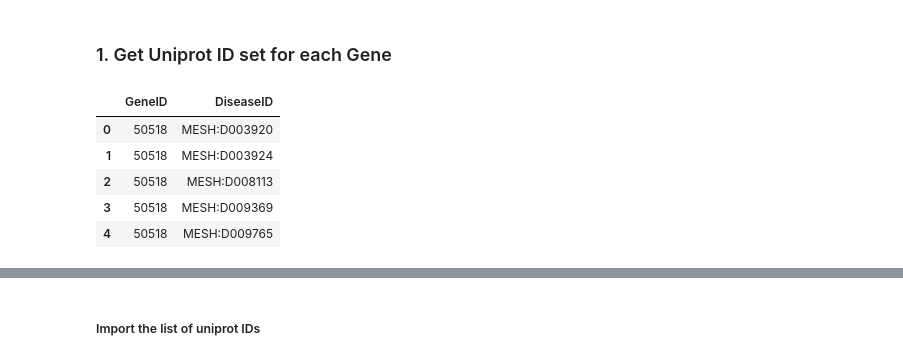
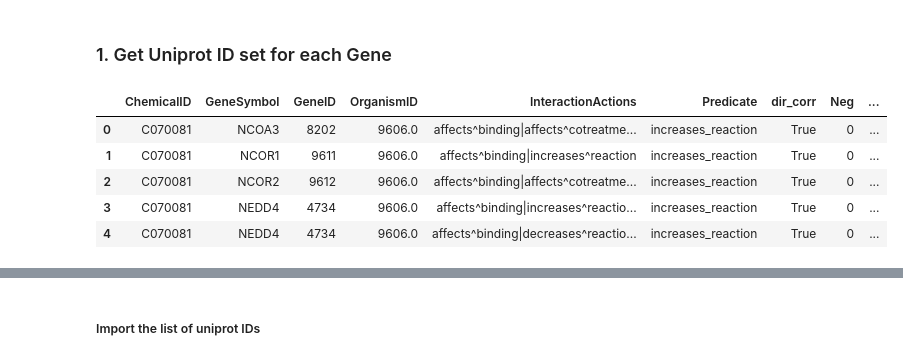
Before and after one commit to colemai/msc-thesis, a Jupyter notebook: opa/opa2vec.ipynb, the cells around one changed output, grey strips where cells are left out. Drawn from its saved outputs; the diff is of its cells as text; code cells hidden in the pictures.

```diff
--- a/opa/opa2vec.ipynb
+++ b/opa/opa2vec.ipynb
@@ -133,11 +138,13 @@ df_cg = df_cg[df_cg.Pos == 1]
 # Import preprepared g-d associations (from ctd-to-nt notebook) direct assocs only
 df_cgd = pd.read_csv('../ctd-to-nt/gene-dis-pos-assocs.csv')
 df_cgd['GeneID'] = df_cgd['GeneID'].astype(int)
-df_cgd.head()
-# %% [output]
-|  | GeneID | DiseaseID |
-| 0 | 50518 | MESH:D003920 |
-| 1 | 50518 | MESH:D003924 |
-| 2 | 50518 | MESH:D008113 |
-| 3 | 50518 | MESH:D009369 |
-| 4 | 50518 | MESH:D009765 |
+# %%
+df_cg.head()
+# This looks wrong, why are all predicates the same
+# %% [output]
+|  | ChemicalID | GeneSymbol | GeneID | OrganismID | InteractionActions | Predicate | dir_corr | Neg | ... |
+| 0 | C070081 | NCOA3 | 8202 | 9606.0 | affects^binding|affects^cotreatme... | increases_reaction | True | 0 | ... |
+| 1 | C070081 | NCOR1 | 9611 | 9606.0 | affects^binding|increases^reaction | increases_reaction | True | 0 | ... |
+| 2 | C070081 | NCOR2 | 9612 | 9606.0 | affects^binding|affects^cotreatme... | increases_reaction | True | 0 | ... |
+| 3 | C070081 | NEDD4 | 4734 | 9606.0 | affects^binding|increases^reactio... | increases_reaction | True | 0 | ... |
+| 4 | C070081 | NEDD4 | 4734 | 9606.0 | affects^binding|decreases^reactio... | increases_reaction | True | 0 | ... |
```
Also changed, not shown: parts of 19 cells of this notebook, 2 other files.
